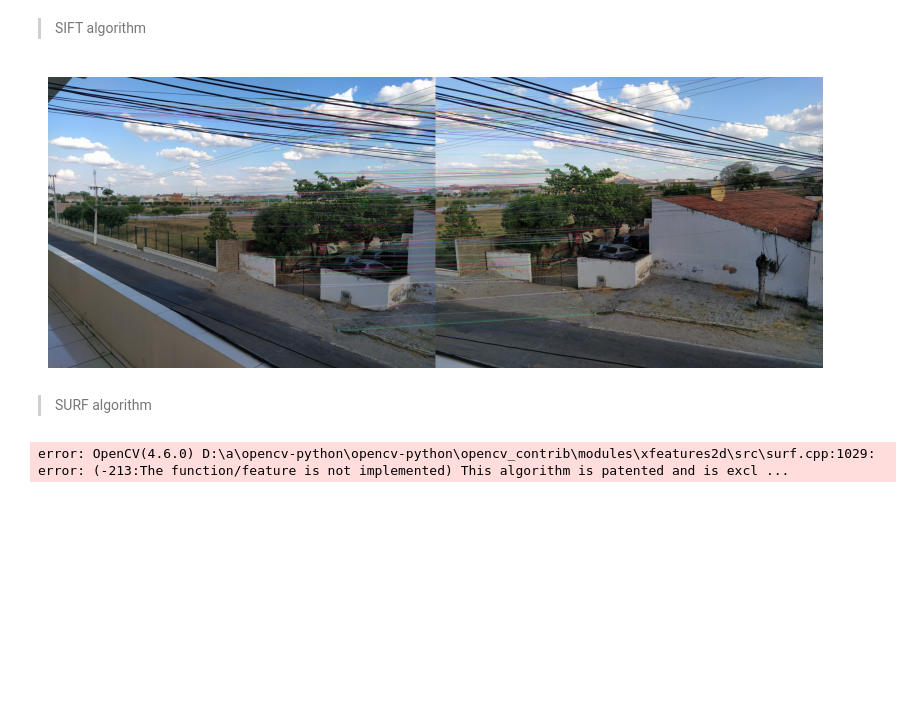
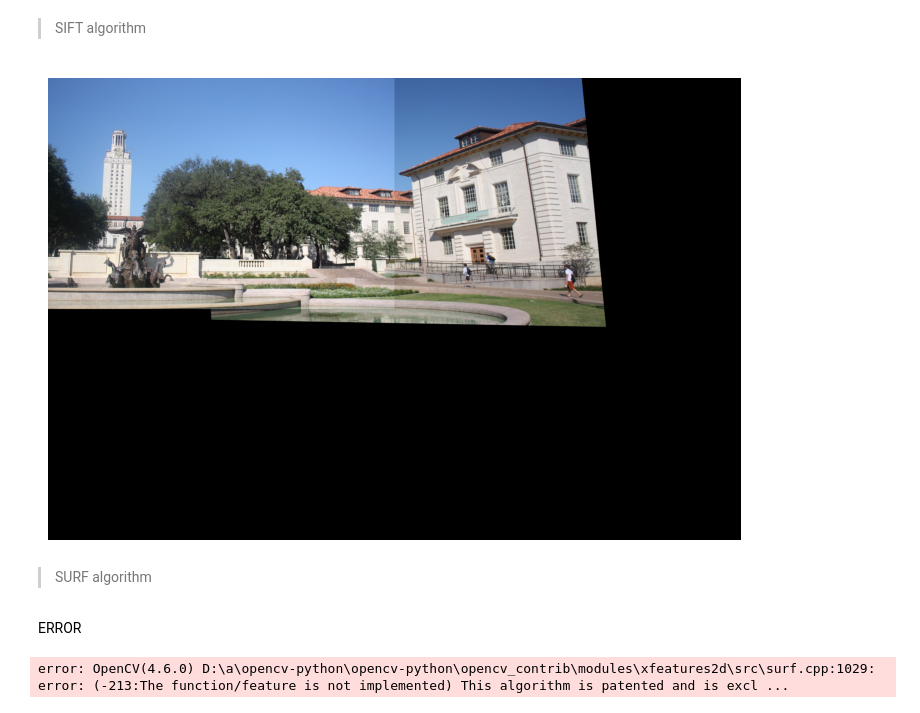
Before and after one commit to RichardeLira/Computer-Vision-Course, a Jupyter notebook: Task_05/Task_05.ipynb, the cells around one changed output. Cells and saved outputs as stored; diff of their text form; code cells hidden in the pictures; blank space fills up the shorter version.

```diff
--- a/Task_05/Task_05.ipynb
+++ b/Task_05/Task_05.ipynb
@@ -8,8 +9,16 @@ def read_img(filename):
     img = cv2.cvtColor(img, cv2.COLOR_BGR2RGB)
     return img
 # %%
-img_1 = read_img(r'C:\Users\richa\OneDrive\Documentos\Computer Vision\Computer-Vision-Course\Task_05\imagens\IMG_1.jpg')
-img_2 = read_img(r'C:\Users\richa\OneDrive\Documentos\Computer Vision\Computer-Vision-Course\Task_05\imagens\IMG_2.jpg')
+# img_1 = read_img(r'C:\Users\richa\OneDrive\Documentos\Computer Vision\Computer-Vision-Course\Task_05\imagens\IMG_1.jpg')
+# img_2 = read_img(r'C:\Users\richa\OneDrive\Documentos\Computer Vision\Computer-Vision-Course\Task_05\imagens\IMG_2.jpg')
+
+trainImg = imageio.imread('http://www.ic.unicamp.br/~helio/imagens_registro/foto1A.jpg')
+trainImg_gray = cv2.cvtColor(trainImg, cv2.COLOR_RGB2GRAY)
+
+queryImg = imageio.imread('http://www.ic.unicamp.br/~helio/imagens_registro/foto1B.jpg')
+# Opencv defines the color channel in the order BGR.
+# Transform it to RGB to be compatible to matplotlib
+queryImg_gray = cv2.cvtColor(queryImg, cv2.COLOR_RGB2GRAY)
 # %% [markdown]
 > # Calculate the points and matcher
 # %% [markdown]
@@ -47,10 +72,29 @@ def matching_sift(img1, img2,n_features, edgeThreshold):
+# %%
+def panorama_correction():
+    M = matching_sift(trainImg,queryImg,10000,15)
+
+    if M is None:
+        print('ERROR')
+        return None
+
+    (matches,H,status) = M
+
+    width =  trainImg.shape[1] + queryImg.shape[1]
+    height = trainImg.shape[0] + queryImg.shape[0]
+
+    result = cv2.warpPerspective(trainImg, H, (width, height))
+    result[0:queryImg.shape[0], 0:queryImg.shape[1]]= queryImg
+
+    return result
 # %%
 # Show image
-show_img(matching_sift(img_1,img_2, n_features =3000, edgeThreshold=15))
+show_img(panorama_correction())
 # %% [output]
-[figure, old version]
+[figure, new version]
 # %% [markdown]
 > SURF algorithm
+# %% [markdown]
+ERROR
 # %%
 def matching_surf(img1, img2):
     # Starting the sift algorithm
```
Also changed, not shown: parts of 8 cells of this notebook.
